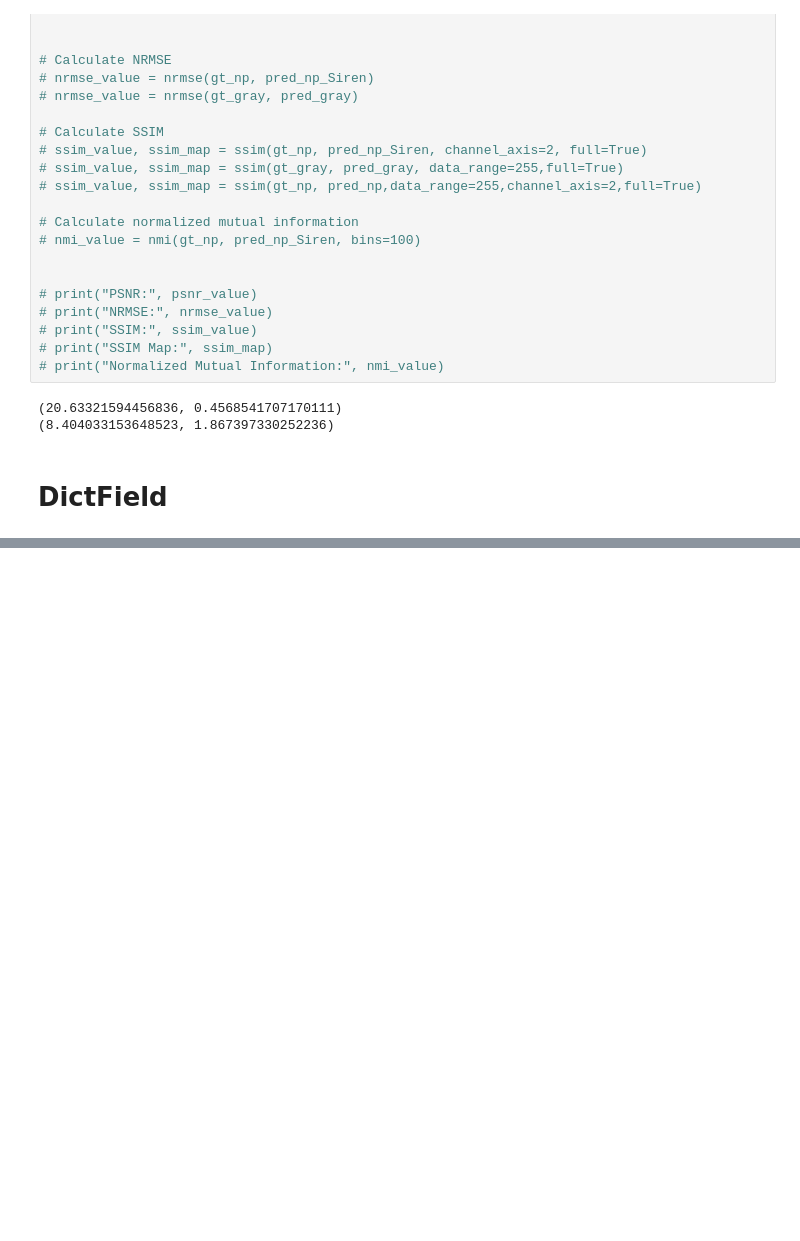
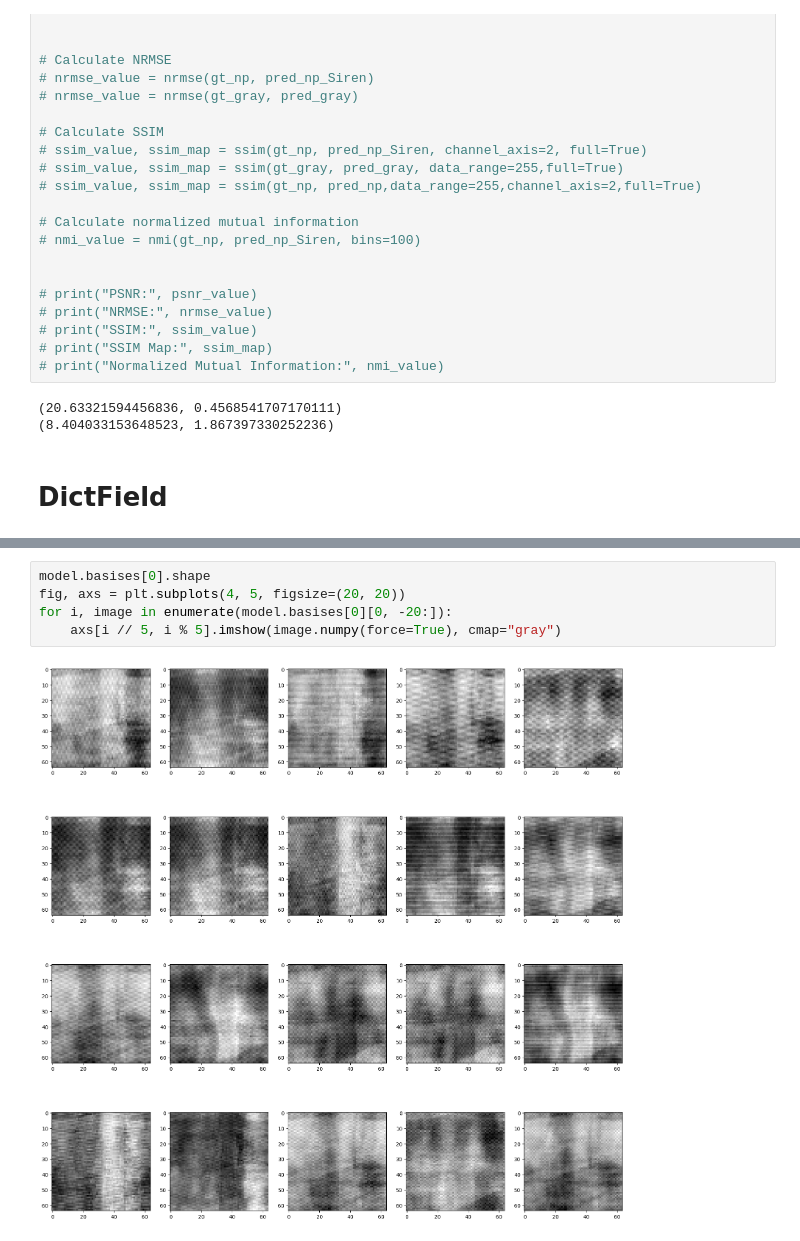
Before and after one commit to gRox167/ese5934_project, a Jupyter notebook: framework_plus_DF.ipynb, the cells around one changed output, grey strips where cells are left out. Cells and saved outputs as stored; diff of their text form; blank space fills up the shorter version.

```diff
--- a/framework_plus_DF.ipynb
+++ b/framework_plus_DF.ipynb
@@ -372,0 +385,7 @@ for i, image in enumerate(image_list):
+# %%
+model.basises[0].shape
+fig, axs = plt.subplots(4, 5, figsize=(20, 20))
+for i, image in enumerate(model.basises[0][0, -20:]):
+    axs[i // 5, i % 5].imshow(image.numpy(force=True), cmap="gray")
+# %% [output]
+[figure, added]
```
Also changed, not shown: parts of 10 cells of this notebook, 4 other files.
